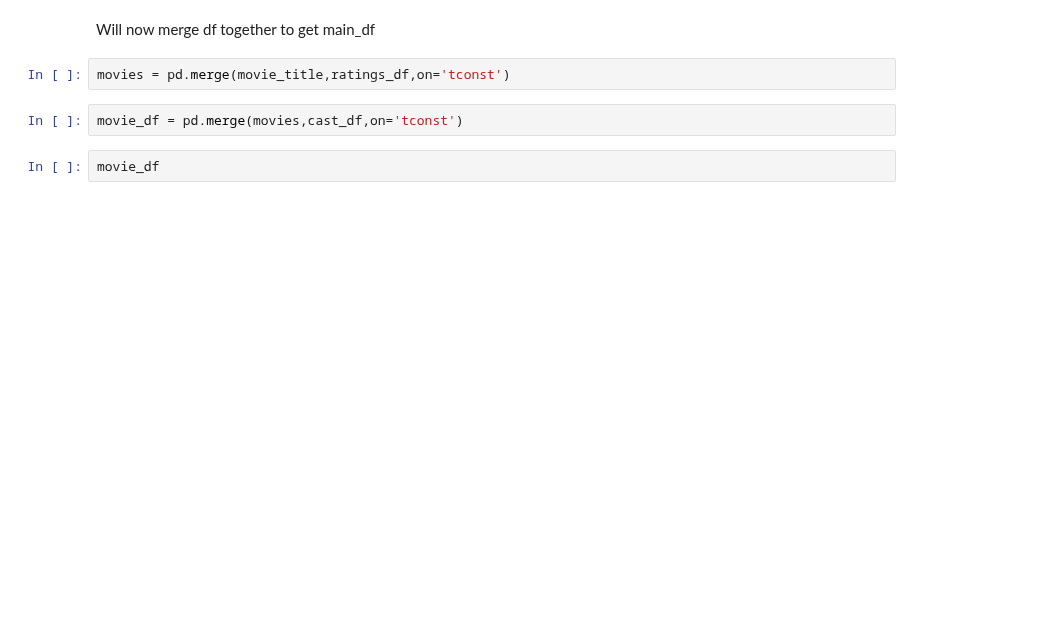
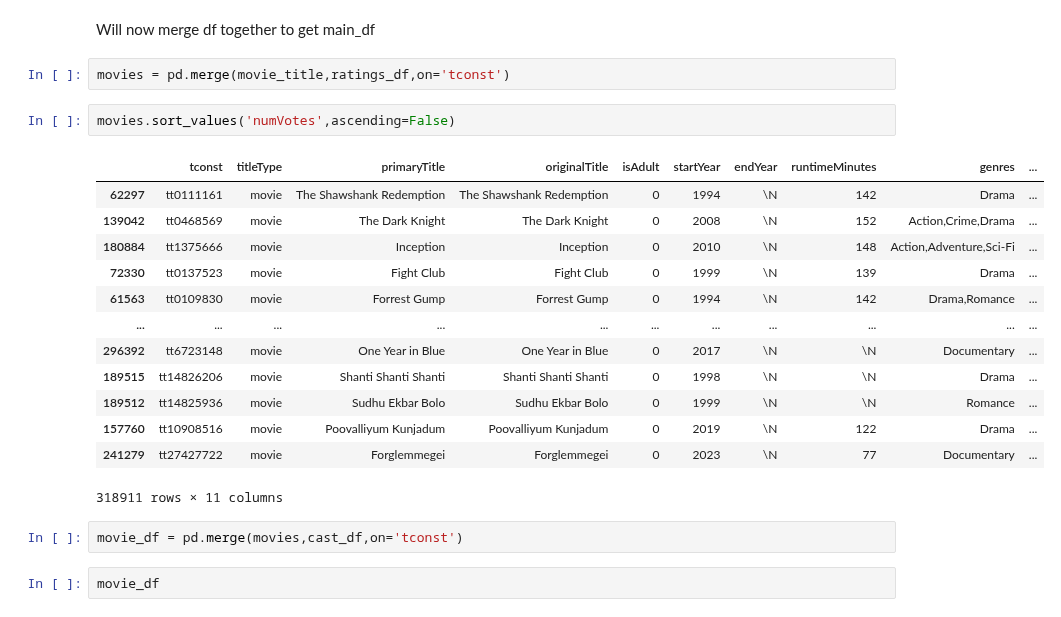
Before and after one commit to ParkerHar/Popular-Movie-Analysis, a Jupyter notebook: movie_data_merge.ipynb, the cells around one changed output. Drawn from its saved outputs; the diff is of its cells as text; blank space fills up the shorter version.

```diff
--- a/movie_data_merge.ipynb
+++ b/movie_data_merge.ipynb
@@ -84,6 +95,22 @@ name_df.head()
 Will now merge df together to get main_df
 # %%
 movies = pd.merge(movie_title,ratings_df,on='tconst')
+# %%
+movies.sort_values('numVotes',ascending=False)
+# %% [output]
+|  | tconst | titleType | primaryTitle | originalTitle | isAdult | startYear | endYear | runtimeMinutes | genres | ... |
+| 62297 | tt0111161 | movie | The Shawshank Redemption | The Shawshank Redemption | 0 | 1994 | \N | 142 | Drama | ... |
+| 139042 | tt0468569 | movie | The Dark Knight | The Dark Knight | 0 | 2008 | \N | 152 | Action,Crime,Drama | ... |
+| 180884 | tt1375666 | movie | Inception | Inception | 0 | 2010 | \N | 148 | Action,Adventure,Sci-Fi | ... |
+| 72330 | tt0137523 | movie | Fight Club | Fight Club | 0 | 1999 | \N | 139 | Drama | ... |
+| 61563 | tt0109830 | movie | Forrest Gump | Forrest Gump | 0 | 1994 | \N | 142 | Drama,Romance | ... |
+| ... | ... | ... | ... | ... | ... | ... | ... | ... | ... | ... |
+| 296392 | tt6723148 | movie | One Year in Blue | One Year in Blue | 0 | 2017 | \N | \N | Documentary | ... |
+| 189515 | tt14826206 | movie | Shanti Shanti Shanti | Shanti Shanti Shanti | 0 | 1998 | \N | \N | Drama | ... |
+| 189512 | tt14825936 | movie | Sudhu Ekbar Bolo | Sudhu Ekbar Bolo | 0 | 1999 | \N | \N | Romance | ... |
+| 157760 | tt10908516 | movie | Poovalliyum Kunjadum | Poovalliyum Kunjadum | 0 | 2019 | \N | 122 | Drama | ... |
+| 241279 | tt27427722 | movie | Forglemmegei | Forglemmegei | 0 | 2023 | \N | 77 | Documentary | ... |
+318911 rows × 11 columns
 # %%
 movie_df = pd.merge(movies,cast_df,on='tconst')
 # %%
```
Also changed, not shown: parts of 22 cells of this notebook, 1 other file.
